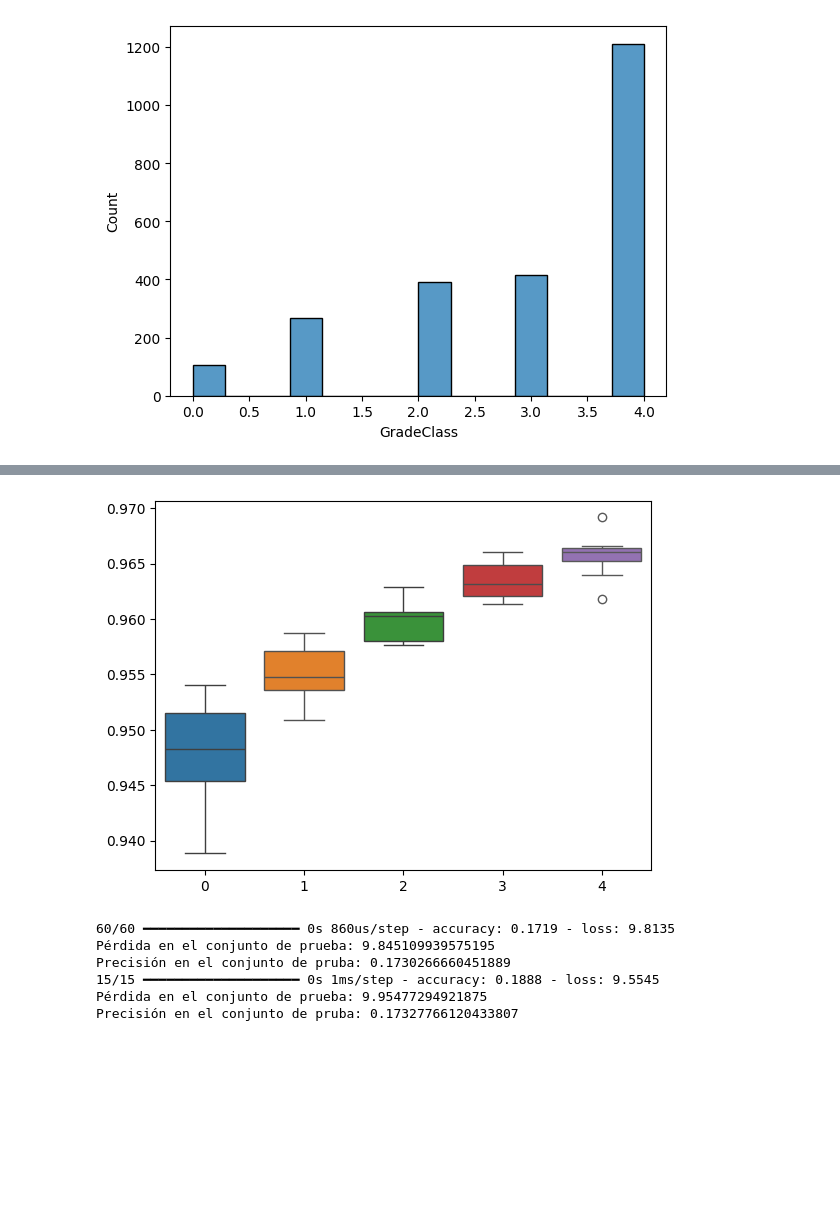
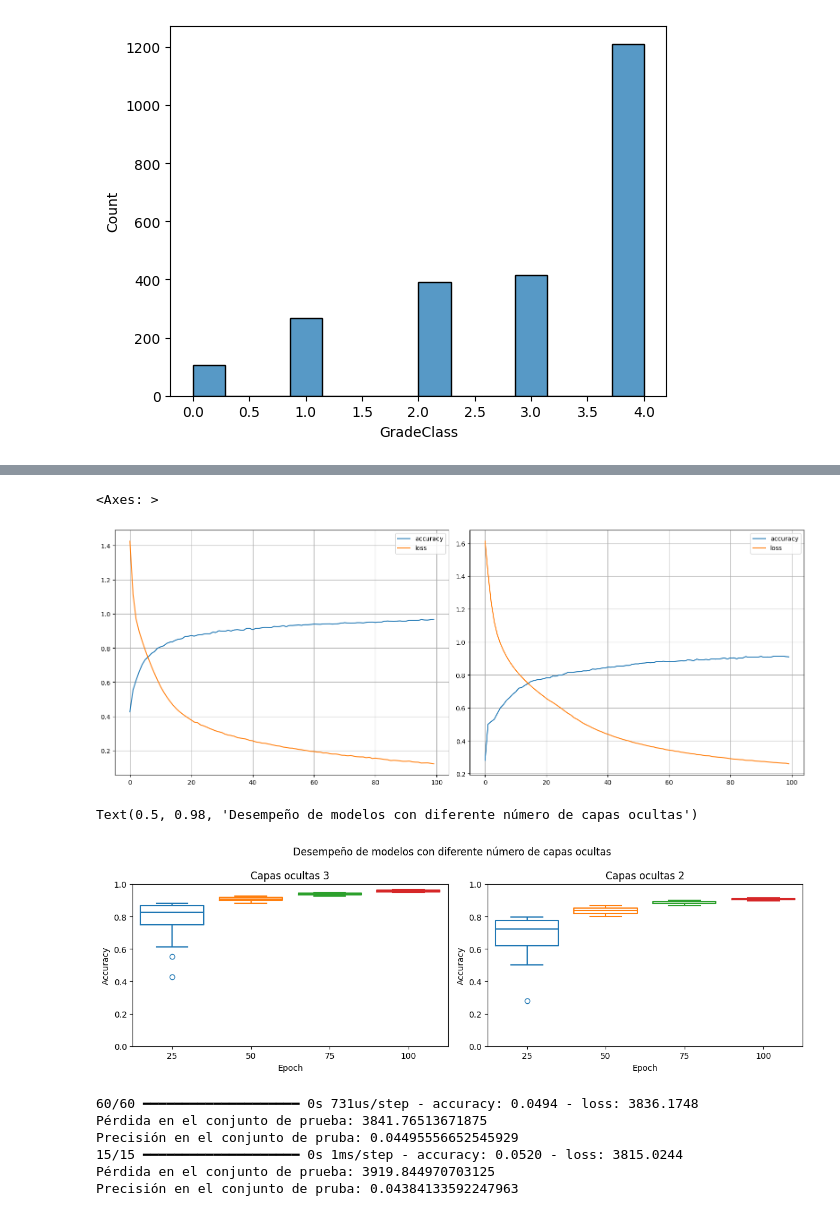
Before and after one commit to ManuOrdz/TalentoTech, a Jupyter notebook: Actividades/Clasificaccion.ipynb, the cells around one changed output, grey strips where cells are left out. Cells and saved outputs as stored; diff of their text form; code cells hidden in the pictures; blank space fills up the shorter version.

```diff
--- a/Actividades/Clasificaccion.ipynb
+++ b/Actividades/Clasificaccion.ipynb
@@ -87,9 +89,7 @@ model = keras.models.Sequential([
     keras.layers.Dense(32, activation='relu'),
     keras.layers.Dense(16, activation='relu'),
     keras.layers.Dense(8, activation='relu'),
-    keras.layers.Dense(5, activation='softmax')
-]
-)
+    keras.layers.Dense(5, activation='softmax')])
 # %%
 model.compile(optimizer='adam',
               loss = 'sparse_categorical_crossentropy',
@@ -113,0 +116,11 @@ Model: "sequential_16"
+# %%
+modelo1= keras.models.Sequential([
+    keras.layers.Input(shape=(14,)),
+    keras.layers.Dense(16, activation='relu'),
+    keras.layers.Dense(8, activation='relu'),
+    keras.layers.Dense(5, activation='softmax')])
+# %%
+modelo1.compile(optimizer='adam',
+              loss = 'sparse_categorical_crossentropy',
+              metrics = ['accuracy'])
+modelo1.summary()
@@ -114,2 +141,3 @@ Model: "sequential_16"
 # %%
-history = model.fit(X_train_scaled, y_train, epochs=50)
+history = model.fit(X_train_scaled, y_train, epochs=100, verbose=False)
+history1 = modelo1.fit(X_train_scaled, y_train, epochs=100, verbose=False)
@@ -139,8 +144,26 @@ pd.DataFrame(history.history).plot(grid=True)
-# %%
-for i in range(5):
-    sns.boxplot(x=(i+), y=history.history['accuracy'][(i)*10:(i+1)*10])
-# %% [output]
-[figure, removed]
+# %%
+_, ax = plt.subplots(ncols=2, tight_layout=True, figsize=(16,6))
+pd.DataFrame(history.history).plot(grid=True, ax=ax[0])
+pd.DataFrame(history1.history).plot(grid=True, ax=ax[1])
+# %% [output]
+<Axes: >
+[figure, added]
+# %%
+fig, axs = plt.subplots(ncols=2, tight_layout=True, figsize=(12,4))
+axs[0].set_ylim([0, 1])
+axs[1].set_ylim([0, 1])
+for i in range(4):
+    sns.boxplot(x=(i+1)*25,y= history.history['accuracy'][(i)*25:(i+1)*25],ax=axs[0], fill=False)
+    sns.boxplot(x=(i+1)*25,y=history1.history['accuracy'][(i)*25:(i+1)*25],ax=axs[1], fill=False)
+for ax in axs:
+    ax.set_xlabel('Epoch')
+    ax.set_ylabel('Accuracy')
+axs[0].set_title('Capas ocultas 3')
+axs[1].set_title('Capas ocultas 2')
+fig.suptitle('Desempeño de modelos con diferente número de capas ocultas')
+# %% [output]
+Text(0.5, 0.98, 'Desempeño de modelos con diferente número de capas ocultas')
+[figure, added]
 # %%
 loss, accuracy = model.evaluate(X_train, y_train)
 print('Pérdida en el conjunto de prueba:', loss)
@@ -150,12 +173,12 @@ loss, accuracy = model.evaluate(X_test, y_test)
 print('Pérdida en el conjunto de prueba:', loss)
 print('Precisión en el conjunto de pruba:', accuracy)
 # %% [output]
-60/60 ━━━━━━━━━━━━━━━━━━━━ 0s 860us/step - accuracy: 0.1719 - loss: 9.8135
-Pérdida en el conjunto de prueba: 9.845109939575195
-Precisión en el conjunto de pruba: 0.1730266660451889
-15/15 ━━━━━━━━━━━━━━━━━━━━ 0s 1ms/step - accuracy: 0.1888 - loss: 9.5545
-Pérdida en el conjunto de prueba: 9.95477294921875
-Precisión en el conjunto de pruba: 0.17327766120433807
+60/60 ━━━━━━━━━━━━━━━━━━━━ 0s 731us/step - accuracy: 0.0494 - loss: 3836.1748
+Pérdida en el conjunto de prueba: 3841.76513671875
+Precisión en el conjunto de pruba: 0.04495556652545929
+15/15 ━━━━━━━━━━━━━━━━━━━━ 0s 1ms/step - accuracy: 0.0520 - loss: 3815.0244
+Pérdida en el conjunto de prueba: 3919.844970703125
+Precisión en el conjunto de pruba: 0.04384133592247963
 # %%
 y_pred = model.predict(X_test_scaled)
 y_pred = y_pred.argmax(axis=1)
```
Also changed, not shown: parts of 9 cells of this notebook.
